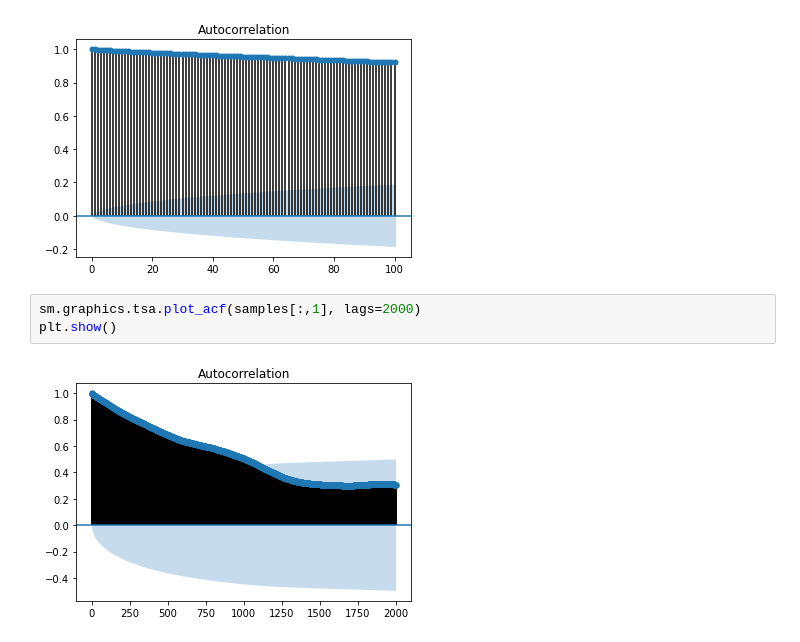
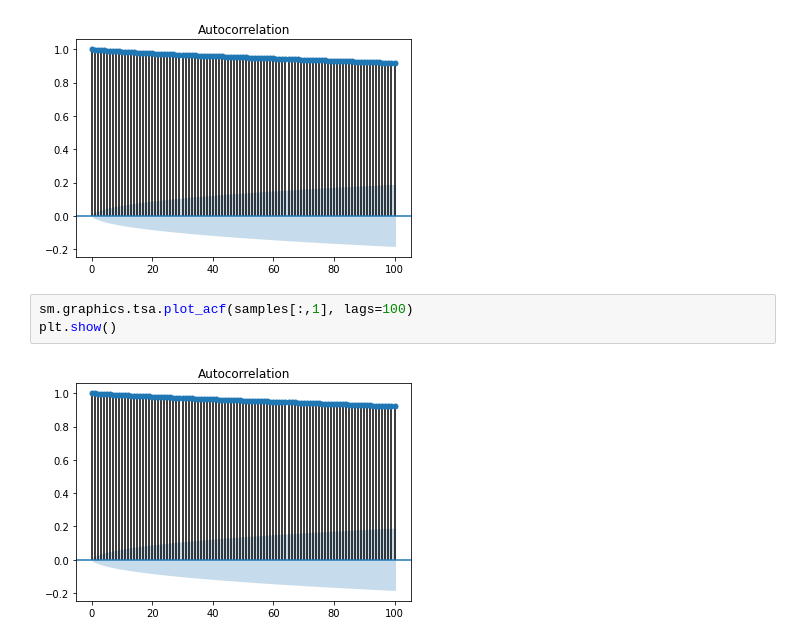
Before and after one commit to YannisZa/stochastic-travel-demand-modelling, a Jupyter notebook: notebooks/commuter_data_sandbox.ipynb, the cells around one changed output. Saved outputs shown, nothing was run; the diff lists cells and outputs as text.

```diff
--- a/notebooks/commuter_data_sandbox.ipynb
+++ b/notebooks/commuter_data_sandbox.ipynb
@@ -250,10 +215,10 @@ plt.show()
 # %% [output]
 [figure]
 # %%
-sm.graphics.tsa.plot_acf(samples[:,1], lags=2000)
+sm.graphics.tsa.plot_acf(samples[:,1], lags=100)
 plt.show()
 # %% [output]
-[figure, old version]
+[figure, new version]
 # %%
 print(np.mean(samples[::1500],axis=0))
 print(np.std(samples[::1500],axis=0))
```
Also changed, not shown: parts of 34 cells of this notebook, 2 other files.
